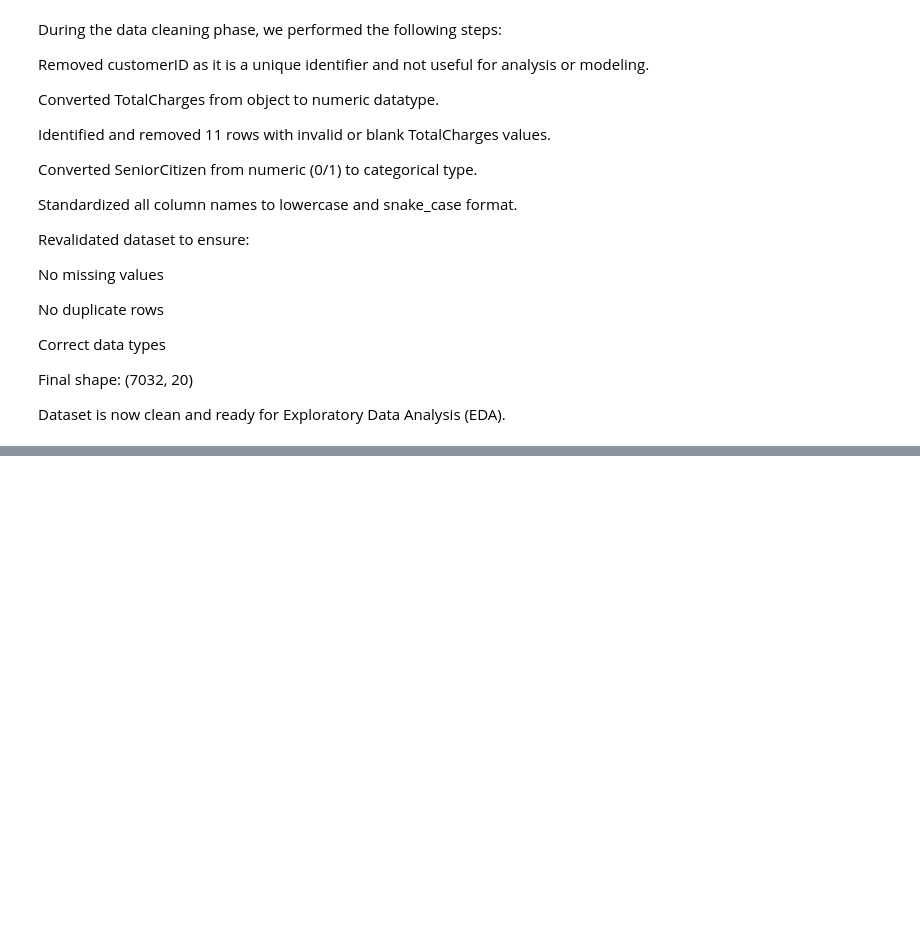
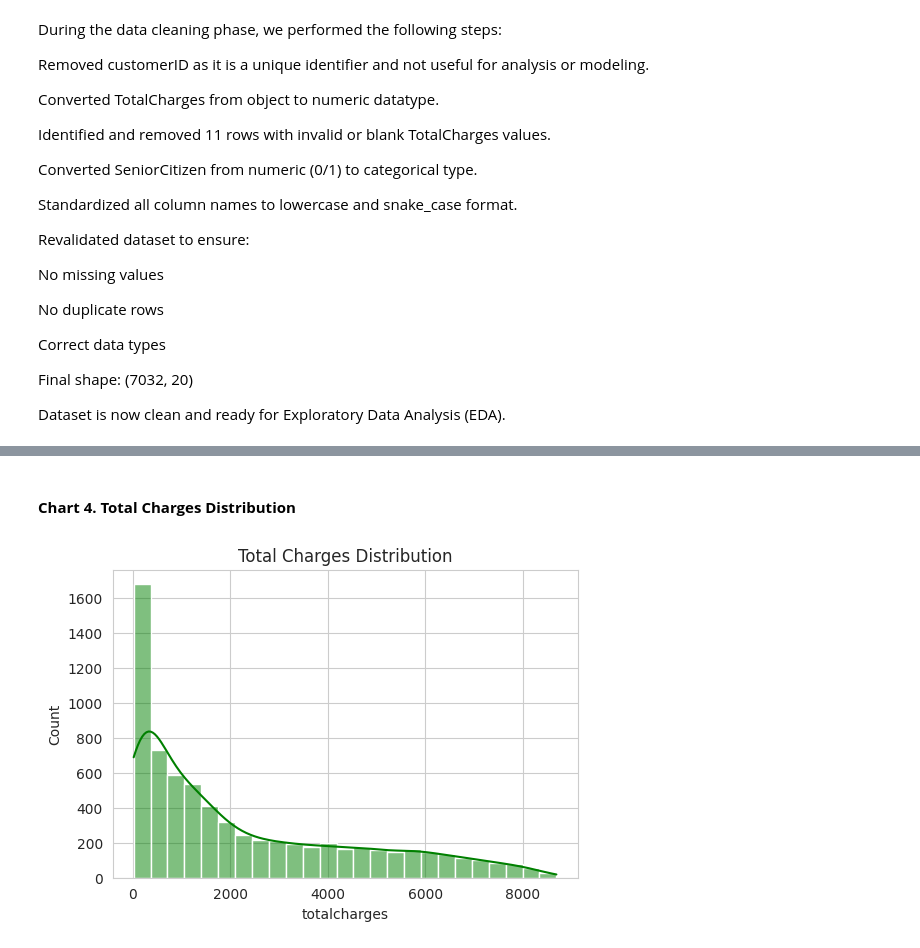
Before and after one commit to Sagarjain93/Machine-Learning-Portfolio, a Jupyter notebook: 03_ML_Practice/Customer_Churn_In_Telecom/Customer_Churn_Telecom.ipynb, the cells around one changed output, grey strips where cells are left out. Cells and saved outputs as stored; diff of their text form; code cells hidden in the pictures; blank space fills up the shorter version.

```diff
--- a/03_ML_Practice/Customer_Churn_In_Telecom/Customer_Churn_Telecom.ipynb
+++ b/03_ML_Practice/Customer_Churn_In_Telecom/Customer_Churn_Telecom.ipynb
@@ -368,0 +469,10 @@ Dataset is now clean and ready for Exploratory Data Analysis (EDA).
+# %% [markdown]
+#### **Chart 4. Total Charges Distribution**
+# %%
+# Chart No.4 : Total Charges Distribution
+plt.figure(figsize=(6,4))
+sns.histplot(df['totalcharges'], kde=True, color='green')
+plt.title("Total Charges Distribution")
+plt.show()
+# %% [output]
+[figure, added]
```
Also changed, not shown: parts of 117 cells of this notebook.
